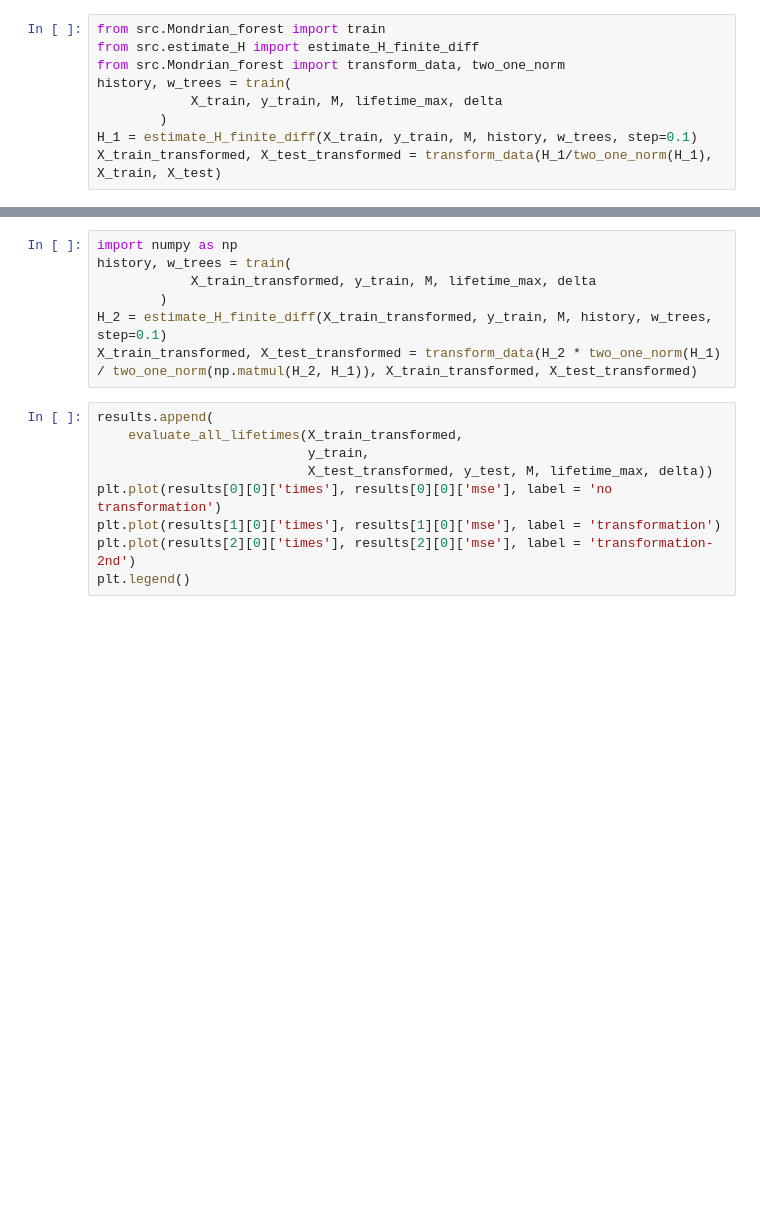
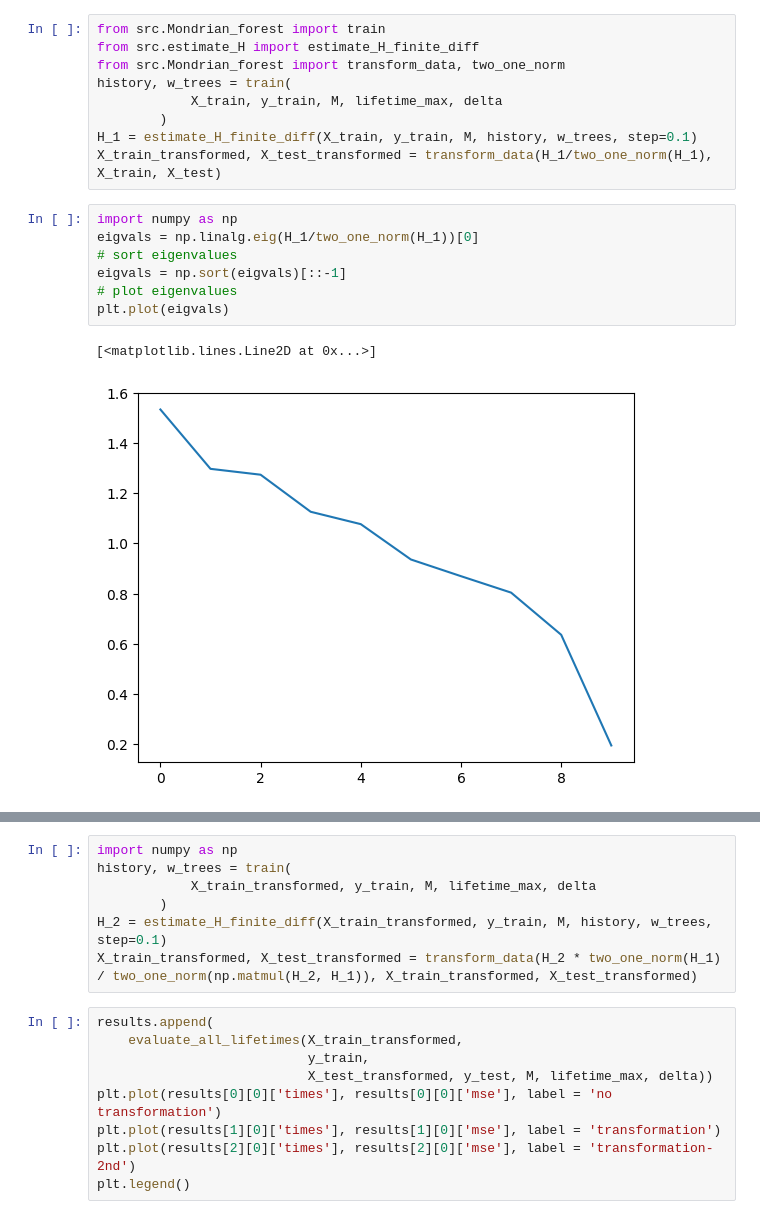
Before and after one commit to Xieyangxinyu/vie, a Jupyter notebook: test.ipynb, the cells around one changed output, grey strips where cells are left out. Saved outputs shown, nothing was run; the diff lists cells and outputs as text; blank space fills up the shorter version.

```diff
--- a/test.ipynb
+++ b/test.ipynb
@@ -42,6 +46,16 @@ history, w_trees = train(
         )
 H_1 = estimate_H_finite_diff(X_train, y_train, M, history, w_trees, step=0.1)
 X_train_transformed, X_test_transformed = transform_data(H_1/two_one_norm(H_1), X_train, X_test)
+# %%
+import numpy as np
+eigvals = np.linalg.eig(H_1/two_one_norm(H_1))[0]
+# sort eigenvalues
+eigvals = np.sort(eigvals)[::-1]
+# plot eigenvalues
+plt.plot(eigvals)
+# %% [output]
+[<matplotlib.lines.Line2D at 0x...>]
+[figure, added]
 # %%
 results.append(
     evaluate_all_lifetimes(X_train_transformed,
```
Also changed, not shown: parts of 9 cells of this notebook, 5 other files.
